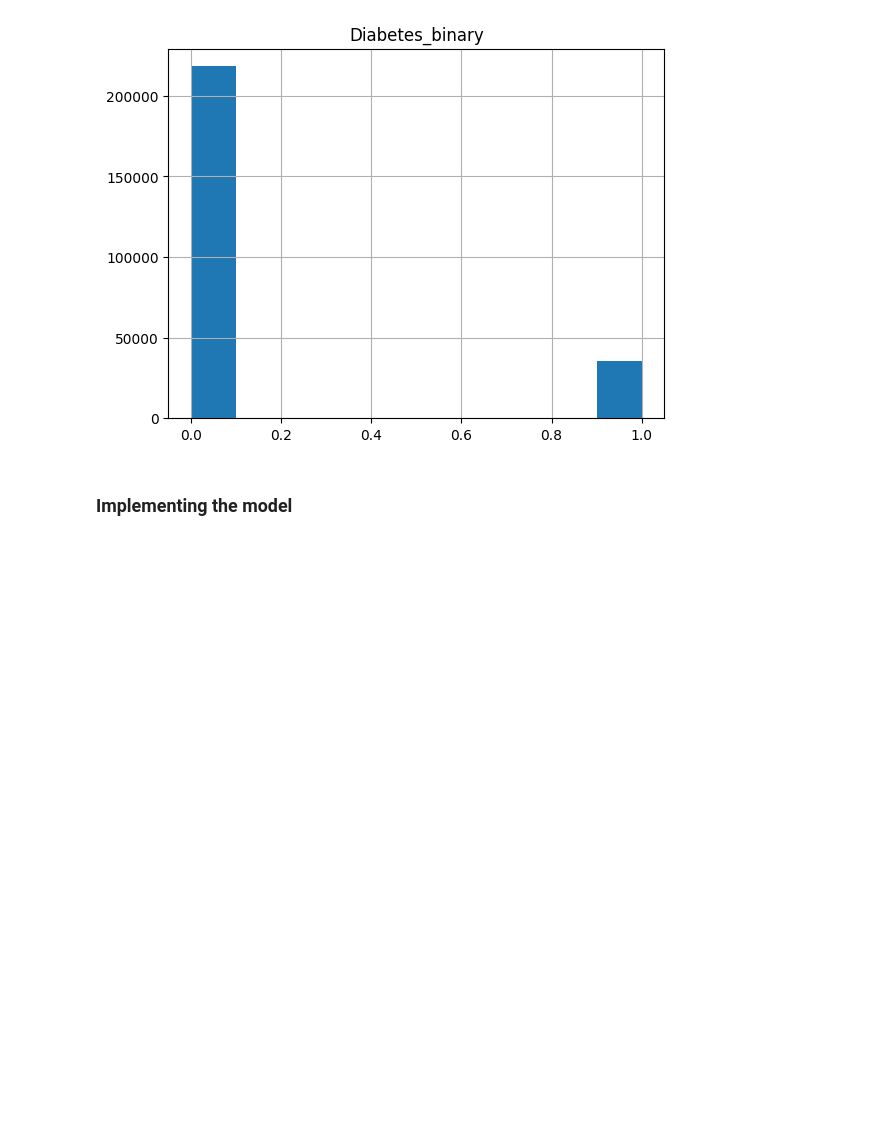
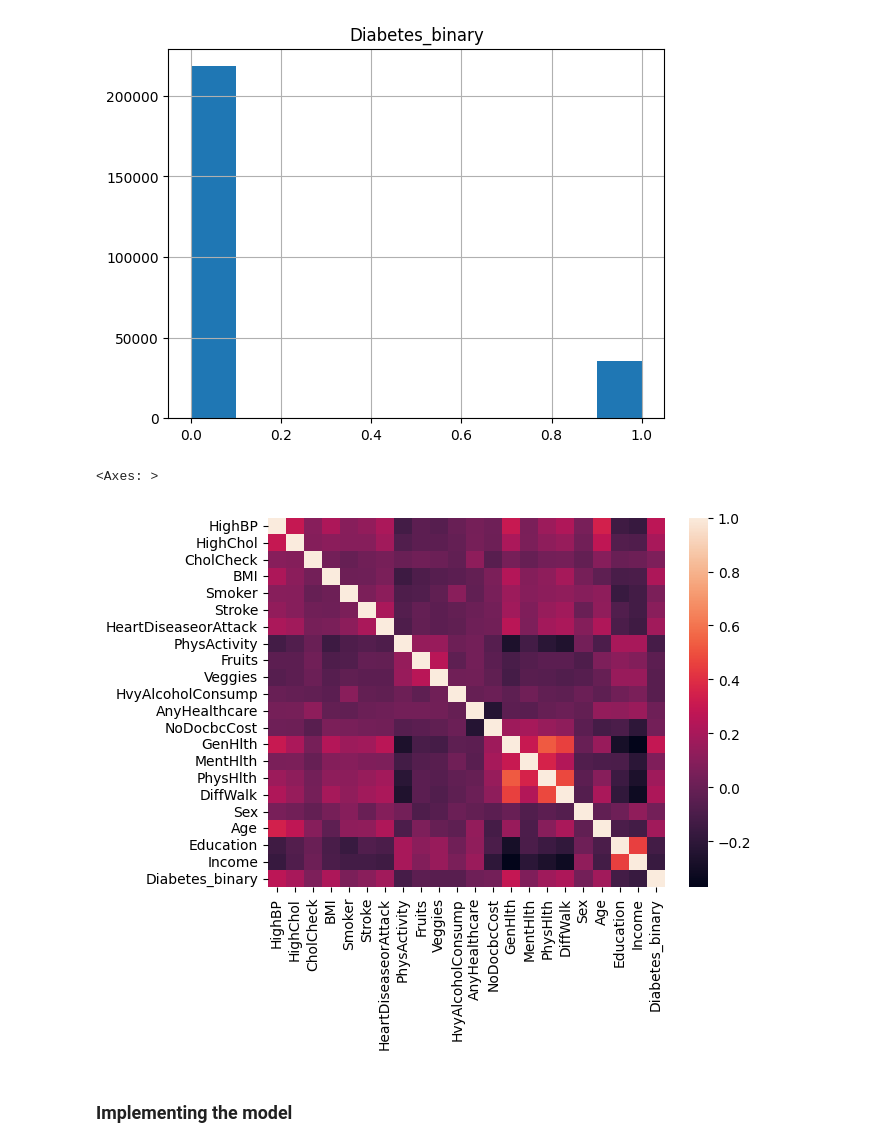
Before and after one commit to benbaz-2/comp551, a Jupyter notebook: assignment1_logistic.ipynb, the cells around one changed output. Drawn from its saved outputs; the diff is of its cells as text; code cells hidden in the pictures; blank space fills up the shorter version.

```diff
--- a/assignment1_logistic.ipynb
+++ b/assignment1_logistic.ipynb
@@ -170,6 +148,14 @@ y.hist()
 # %% [output]
 array([[<Axes: title={'center': 'Diabetes_binary'}>]], dtype=object)
 [figure]
+# %%
+# looking at correlations
+combined = pd.concat([X, y], axis=1)
+corr = combined.corr()
+sns.heatmap(corr)
+# %% [output]
+<Axes: >
+[figure, added]
 # %% [markdown]
 ### Implementing the model
 # %%
```
Also changed, not shown: parts of 18 cells of this notebook.
